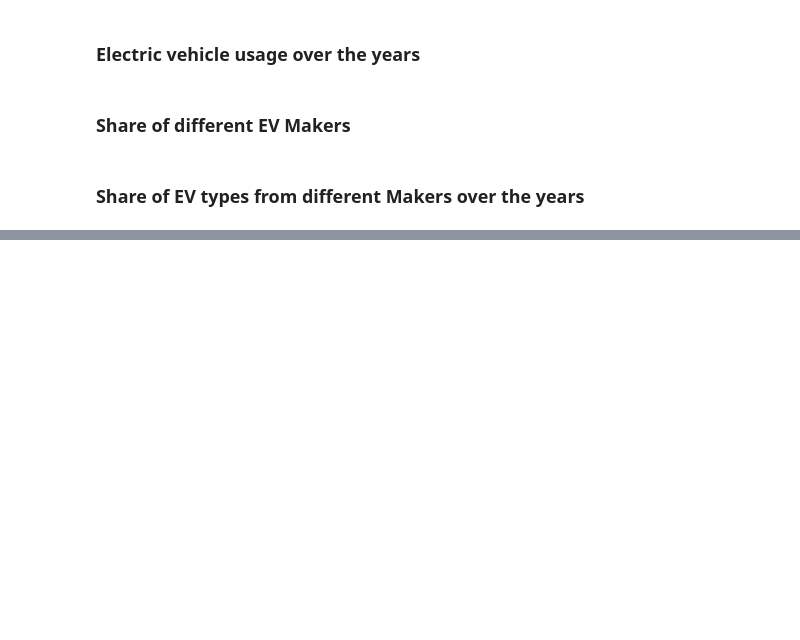
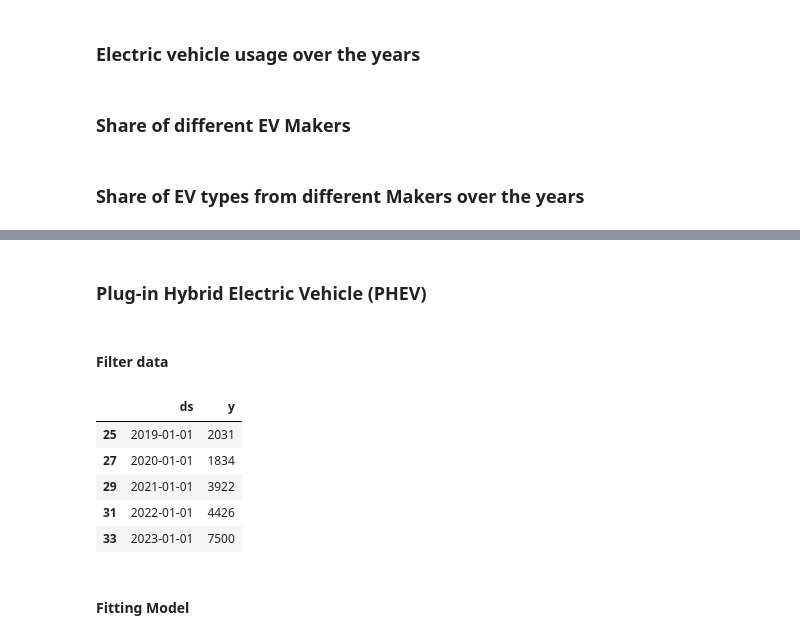
Before and after one commit to Soumyadipta2020/ml_forecasting, a Jupyter notebook: forecasting.ipynb, the cells around one changed output, grey strips where cells are left out. Cells and saved outputs as stored; diff of their text form; code cells hidden in the pictures; blank space fills up the shorter version.

```diff
--- a/forecasting.ipynb
+++ b/forecasting.ipynb
@@ -225,0 +247,17 @@ fig.show()
+# %% [markdown]
+### Plug-in Hybrid Electric Vehicle (PHEV)
+# %% [markdown]
+#### Filter data
+# %%
+model_df_phev = model_df[model_df['Electric Vehicle Type'] == 'Plug-in Hybrid Electric Vehicle (PHEV)'][['ds', 'y']].\
+    sort_values(by = 'ds')
+model_df_phev.tail()
+# %% [output]
+|  | ds | y |
+| 25 | 2019-01-01 | 2031 |
+| 27 | 2020-01-01 | 1834 |
+| 29 | 2021-01-01 | 3922 |
+| 31 | 2022-01-01 | 4426 |
+| 33 | 2023-01-01 | 7500 |
+# %% [markdown]
+#### Fitting Model
```
Also changed, not shown: parts of 14 cells of this notebook, 1 other file.
